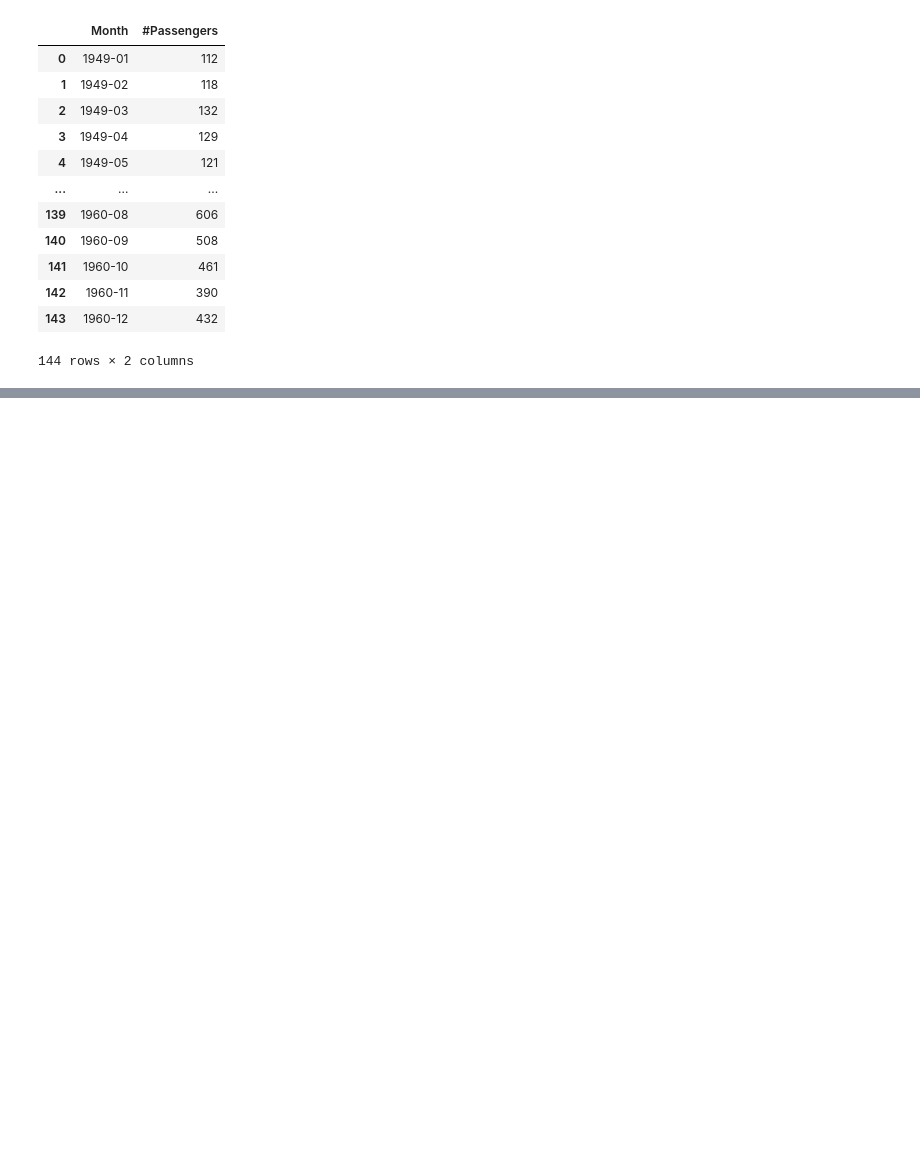
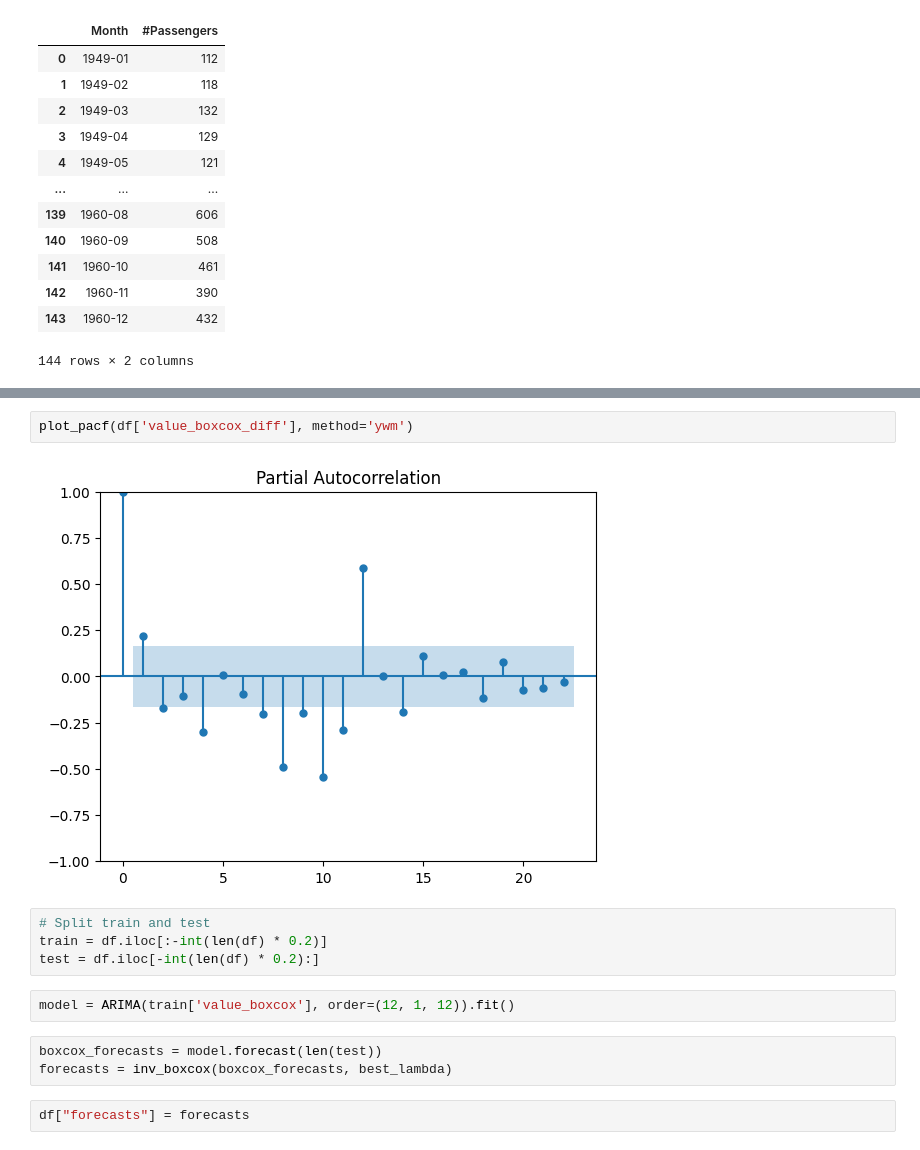
Before and after one commit to DucTrung1802/master-thesis, a Jupyter notebook: src/visualization/arima_visualization.ipynb, the cells around one changed output, grey strips where cells are left out. Saved outputs shown, nothing was run; the diff lists cells and outputs as text; blank space fills up the shorter version.

```diff
--- a/src/visualization/arima_visualization.ipynb
+++ b/src/visualization/arima_visualization.ipynb
@@ -83,0 +126,15 @@ look-up table. The actual p-value is smaller than the p-value returned.
+# %%
+plot_pacf(df['value_boxcox_diff'], method='ywm')
+# %% [output]
+[figure, added]
+# %%
+# Split train and test
+train = df.iloc[:-int(len(df) * 0.2)]
+test = df.iloc[-int(len(df) * 0.2):]
+# %%
+model = ARIMA(train['value_boxcox'], order=(12, 1, 12)).fit()
+# %%
+boxcox_forecasts = model.forecast(len(test))
+forecasts = inv_boxcox(boxcox_forecasts, best_lambda)
+# %%
+df["forecasts"] = forecasts
```
Also changed, not shown: parts of 15 cells of this notebook, 13 other files.
